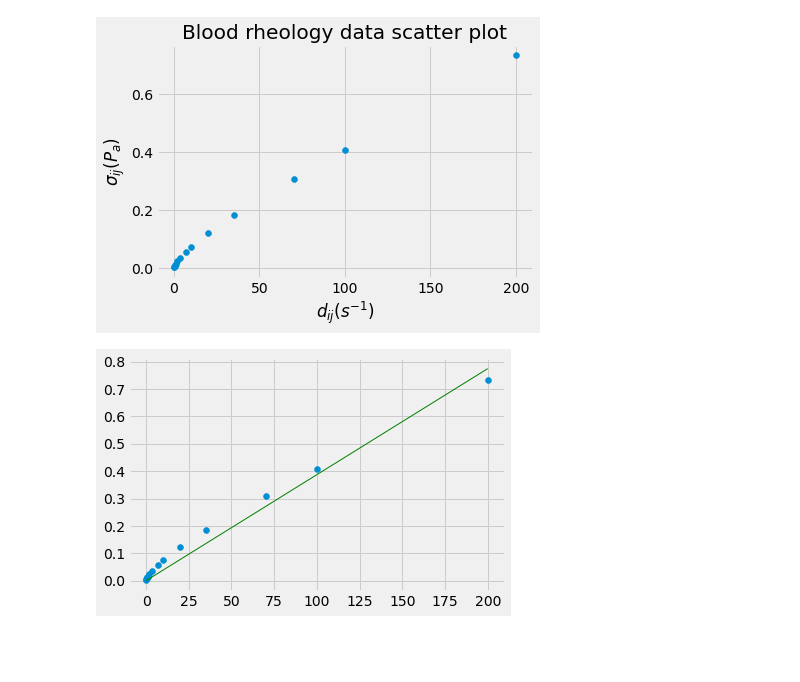
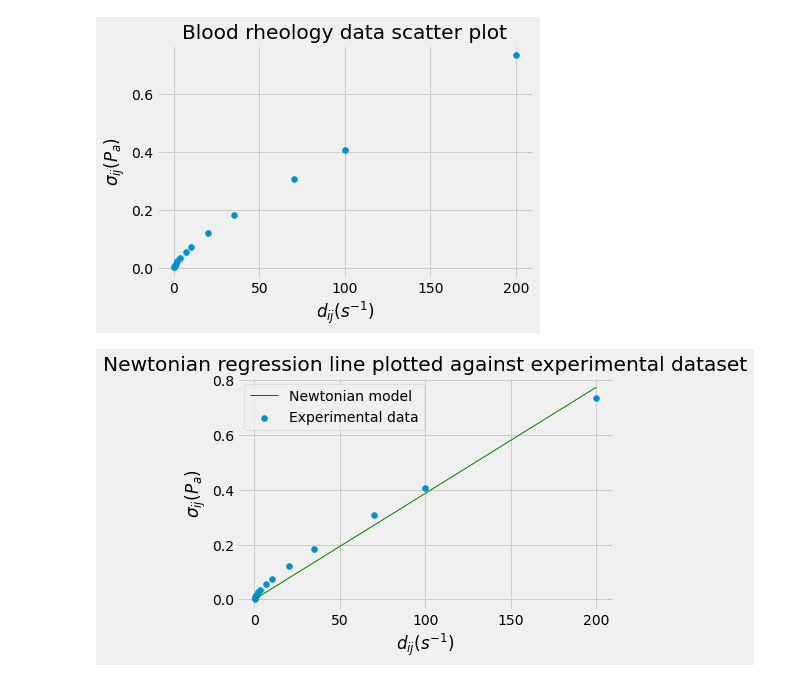
Before and after one commit to ElMehdi19/master-thesis, a Jupyter notebook: notebooks/blood_regression/Untitled.ipynb, the cells around one changed output. Drawn from its saved outputs; the diff is of its cells as text; code cells hidden in the pictures; blank space fills up the shorter version.

Commit message:
bingham regression model plot

```diff
--- a/notebooks/blood_regression/Untitled.ipynb
+++ b/notebooks/blood_regression/Untitled.ipynb
@@ -19,21 +19,24 @@ with plt.style.context('fivethirtyeight'):
 # %%
 # Newtonian model regression
 newtonian_reg = LinearRegression(fit_intercept=False)
 newtonian_reg.fit(df[['ShearRate']], df.Stress)
 newtonian_coef = newtonian_reg.coef_[0] # linear regression line coeffecient
 newtonian_intercept = newtonian_reg.intercept_ # linear regression line intercept; should be 0
 
 def newtonian_line(shear_rates):
     return newtonian_coef * shear_rates + newtonian_intercept
 
 newtonian_line = np.vectorize(newtonian_line)
 
-# Plot Newtonian regression line againt the dataset
+# Plot Newtonian regression line against the dataset
 shear_rates = np.linspace(0, 200, 300)
 with plt.style.context('fivethirtyeight'):
     plt.scatter(df.ShearRate, df.Stress, label='Experimental data')
     plt.plot(shear_rates, newtonian_line(shear_rates), label='Newtonian model', color='green', linewidth=1)
+    plt.xlabel(r'$d_{ij} (s^{-1})$')
+    plt.ylabel(r'$\sigma_{ij} (P_{a})$')
+    plt.title('Newtonian regression line plotted against experimental dataset')
     plt.legend()
     plt.show()
 # %% [output]
-[figure, old version]
+[figure, new version]
```
Also changed, not shown: parts of 1 cell of this notebook.
